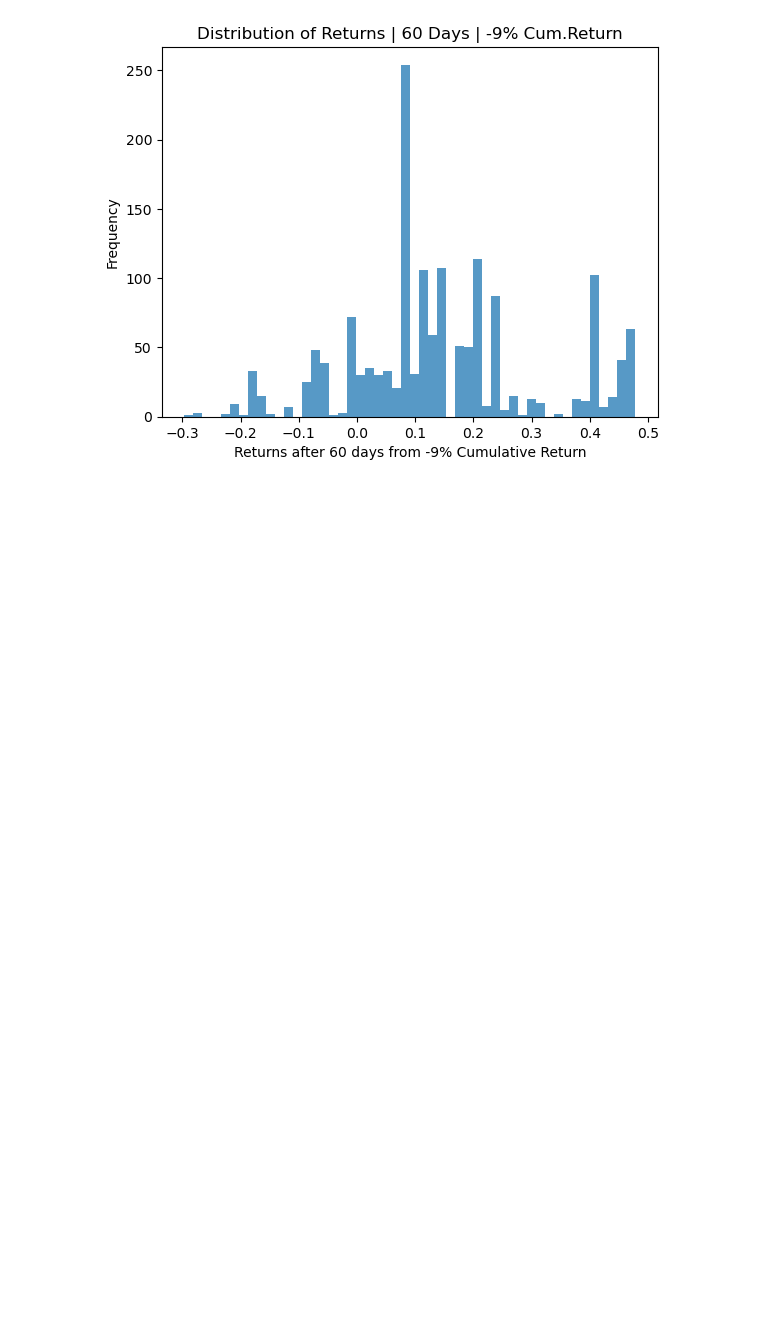
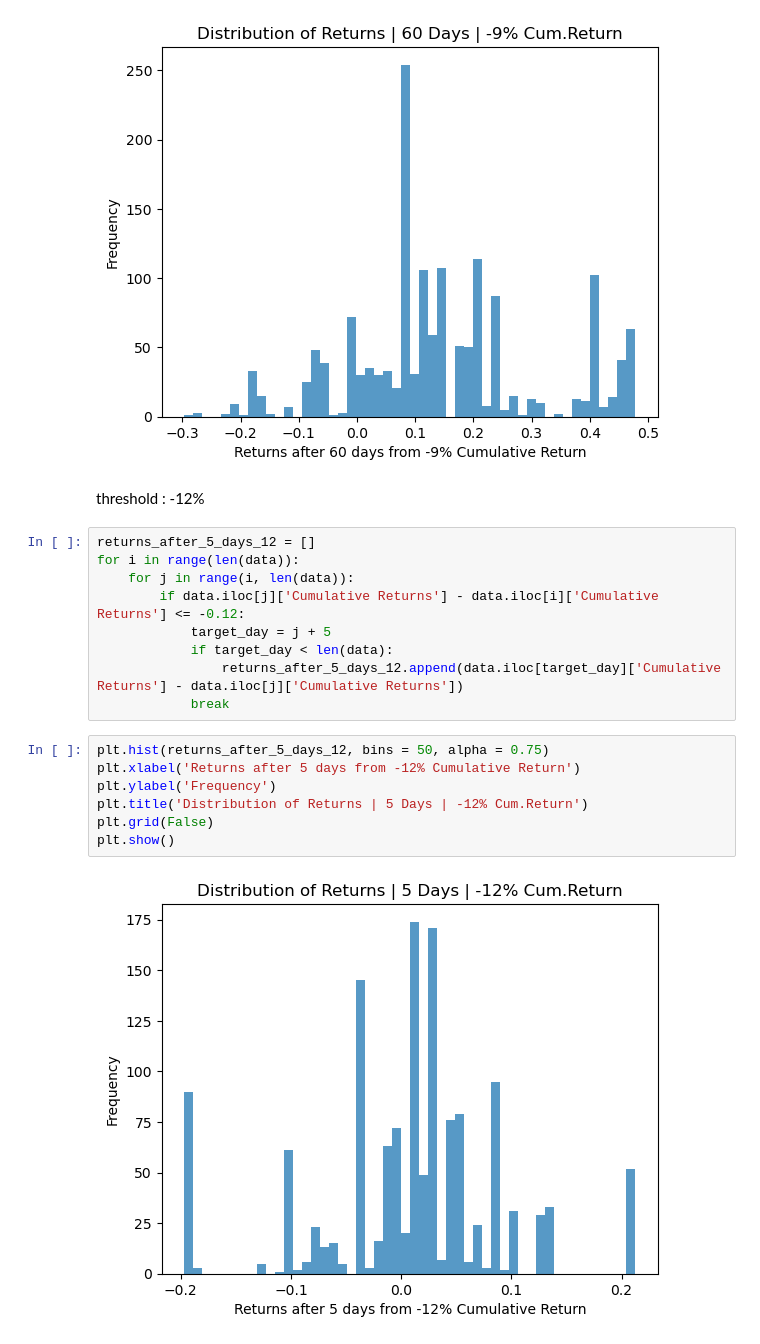
Before and after one commit to Tommylee1013/QuantResearch, a Jupyter notebook: Notes/SP500 returns.ipynb, the cells around one changed output. Drawn from its saved outputs; the diff is of its cells as text; blank space fills up the shorter version.

```diff
--- a/Notes/SP500 returns.ipynb
+++ b/Notes/SP500 returns.ipynb
@@ -650,3 +671,23 @@ plt.grid(False)
 plt.show()
 # %% [output]
 [figure]
+# %% [markdown]
+threshold : -12%
+# %%
+returns_after_5_days_12 = []
+for i in range(len(data)):
+    for j in range(i, len(data)):
+        if data.iloc[j]['Cumulative Returns'] - data.iloc[i]['Cumulative Returns'] <= -0.12:
+            target_day = j + 5
+            if target_day < len(data):
+                returns_after_5_days_12.append(data.iloc[target_day]['Cumulative Returns'] - data.iloc[j]['Cumulative Returns'])
+            break
+# %%
+plt.hist(returns_after_5_days_12, bins = 50, alpha = 0.75)
+plt.xlabel('Returns after 5 days from -12% Cumulative Return')
+plt.ylabel('Frequency')
+plt.title('Distribution of Returns | 5 Days | -12% Cum.Return')
+plt.grid(False)
+plt.show()
+# %% [output]
+[figure, added]
```
Also changed, not shown: parts of 57 cells of this notebook, 1 other file.
